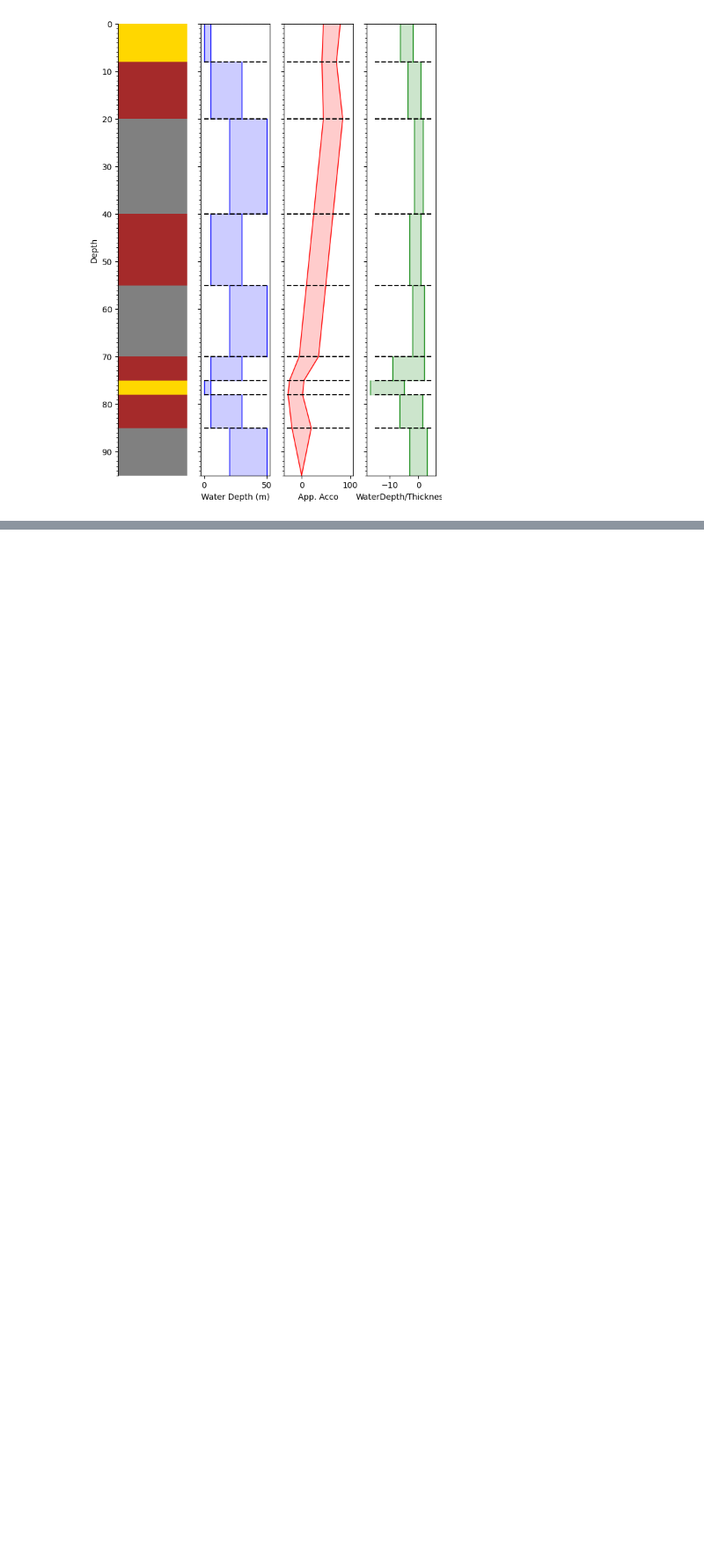
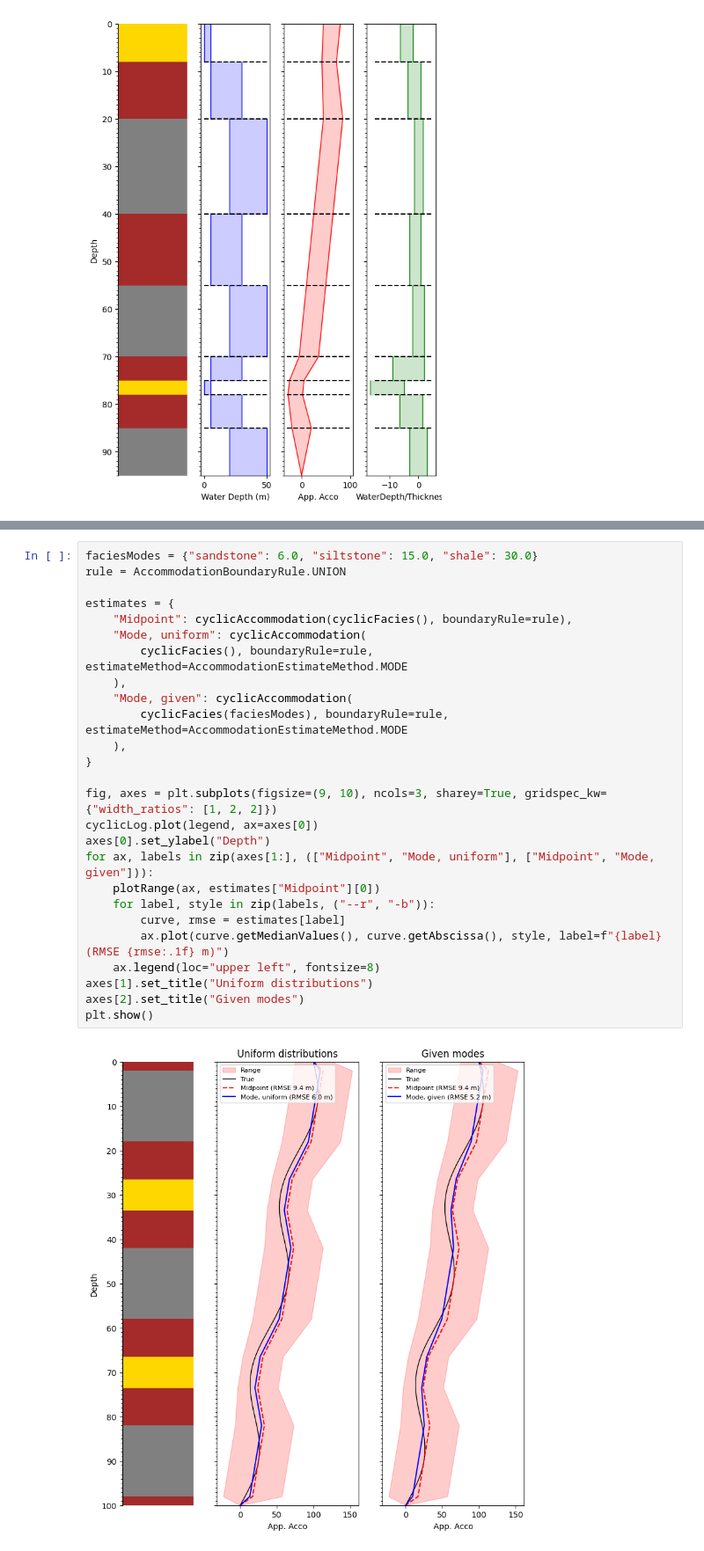
Before and after one commit to martin-lemay/pyWellSFM, a Jupyter notebook: notebooks/computeWellAccommodation.ipynb, the cells around one changed output, grey strips where cells are left out. Shown at 88% size. Drawn from its saved outputs; the diff is of its cells as text; blank space fills up the shorter version.

```diff
--- a/notebooks/computeWellAccommodation.ipynb
+++ b/notebooks/computeWellAccommodation.ipynb
@@ -501,0 +599,28 @@ plt.show()
+# %%
+faciesModes = {"sandstone": 6.0, "siltstone": 15.0, "shale": 30.0}
+rule = AccommodationBoundaryRule.UNION
+
+estimates = {
+    "Midpoint": cyclicAccommodation(cyclicFacies(), boundaryRule=rule),
+    "Mode, uniform": cyclicAccommodation(
+        cyclicFacies(), boundaryRule=rule, estimateMethod=AccommodationEstimateMethod.MODE
+    ),
+    "Mode, given": cyclicAccommodation(
+        cyclicFacies(faciesModes), boundaryRule=rule, estimateMethod=AccommodationEstimateMethod.MODE
+    ),
+}
+
+fig, axes = plt.subplots(figsize=(9, 10), ncols=3, sharey=True, gridspec_kw={"width_ratios": [1, 2, 2]})
+cyclicLog.plot(legend, ax=axes[0])
+axes[0].set_ylabel("Depth")
+for ax, labels in zip(axes[1:], (["Midpoint", "Mode, uniform"], ["Midpoint", "Mode, given"])):
+    plotRange(ax, estimates["Midpoint"][0])
+    for label, style in zip(labels, ("--r", "-b")):
+        curve, rmse = estimates[label]
+        ax.plot(curve.getMedianValues(), curve.getAbscissa(), style, label=f"{label} (RMSE {rmse:.1f} m)")
+    ax.legend(loc="upper left", fontsize=8)
+axes[1].set_title("Uniform distributions")
+axes[2].set_title("Given modes")
+plt.show()
+# %% [output]
+[figure, added]
```
Also changed, not shown: parts of 5 cells of this notebook, 2 other files.
